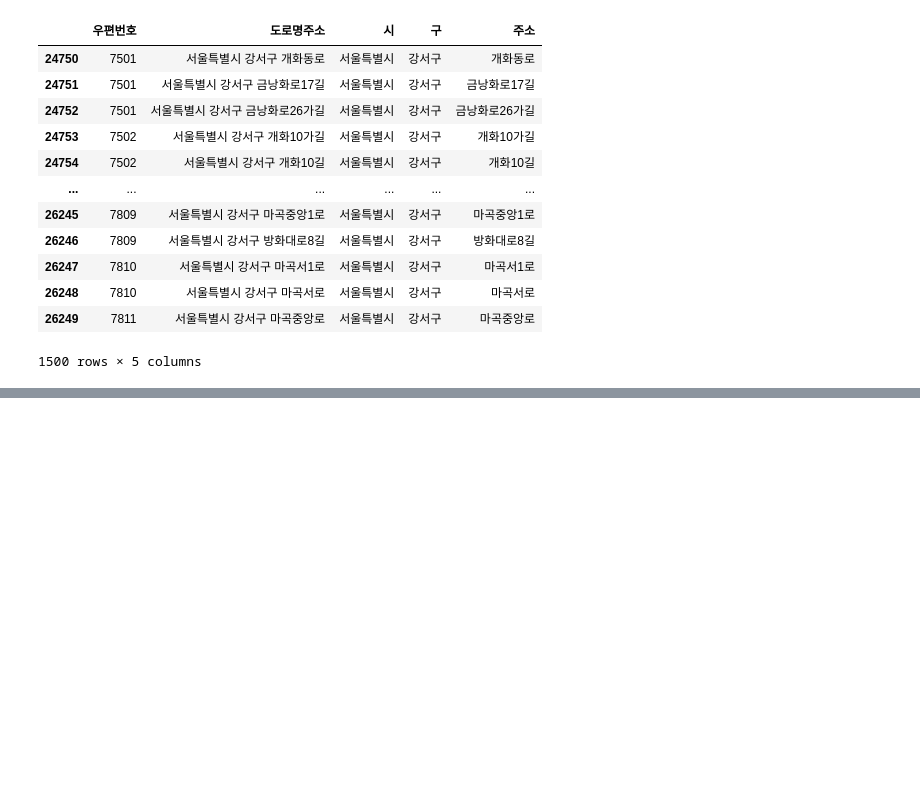
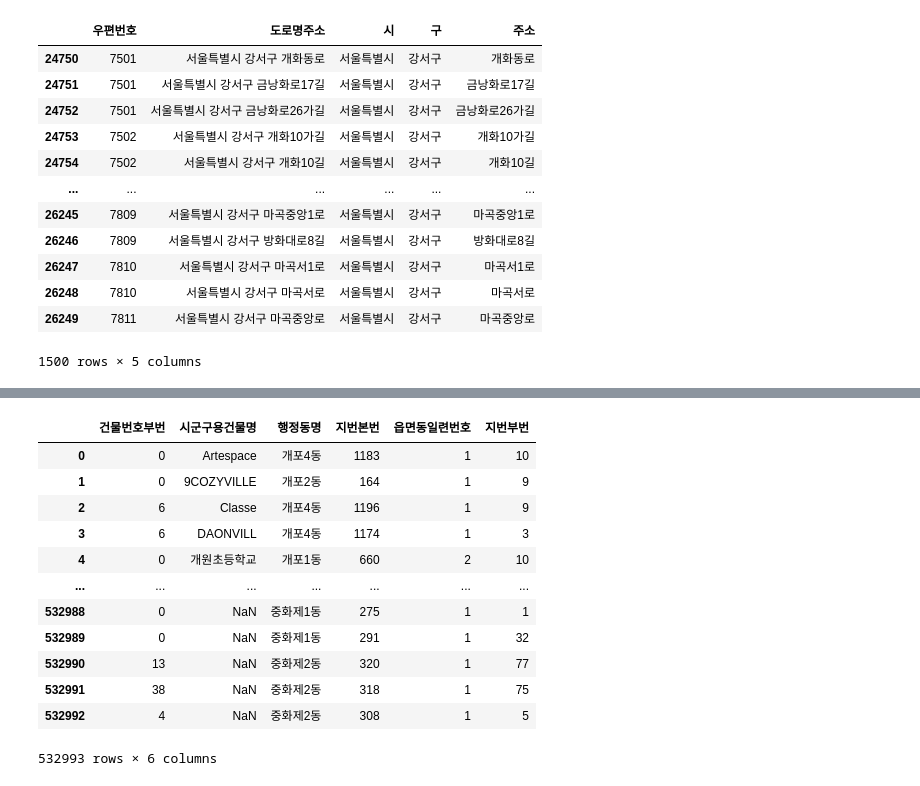
Before and after one commit to davin0130/davin0130, a Jupyter notebook: TeamProject/2023_공모전/강서구 빅데이터 불법주정차 데이터.ipynb, the cells around one changed output, grey strips where cells are left out. Saved outputs shown, nothing was run; the diff lists cells and outputs as text; code cells hidden in the pictures; blank space fills up the shorter version.

```diff
--- a/TeamProject/2023_공모전/강서구 빅데이터 불법주정차 데이터.ipynb
+++ b/TeamProject/2023_공모전/강서구 빅데이터 불법주정차 데이터.ipynb
@@ -303,0 +399,16 @@ gangseo_doro_df
+# %%
+zipcode_db[['건물번호부번','시군구용건물명','행정동명', '지번본번', '읍면동일련번호', '지번부번']]
+# %% [output]
+|  | 건물번호부번 | 시군구용건물명 | 행정동명 | 지번본번 | 읍면동일련번호 | 지번부번 |
+| 0 | 0 | Artespace | 개포4동 | 1183 | 1 | 10 |
+| 1 | 0 | 9COZYVILLE | 개포2동 | 164 | 1 | 9 |
+| 2 | 6 | Classe | 개포4동 | 1196 | 1 | 9 |
+| 3 | 6 | DAONVILL | 개포4동 | 1174 | 1 | 3 |
+| 4 | 0 | 개원초등학교 | 개포1동 | 660 | 2 | 10 |
+| ... | ... | ... | ... | ... | ... | ... |
+| 532988 | 0 | NaN | 중화제1동 | 275 | 1 | 1 |
+| 532989 | 0 | NaN | 중화제1동 | 291 | 1 | 32 |
+| 532990 | 13 | NaN | 중화제2동 | 320 | 1 | 77 |
+| 532991 | 38 | NaN | 중화제2동 | 318 | 1 | 75 |
+| 532992 | 4 | NaN | 중화제2동 | 308 | 1 | 5 |
+532993 rows × 6 columns
```
Also changed, not shown: parts of 12 cells of this notebook, 1 other file.
